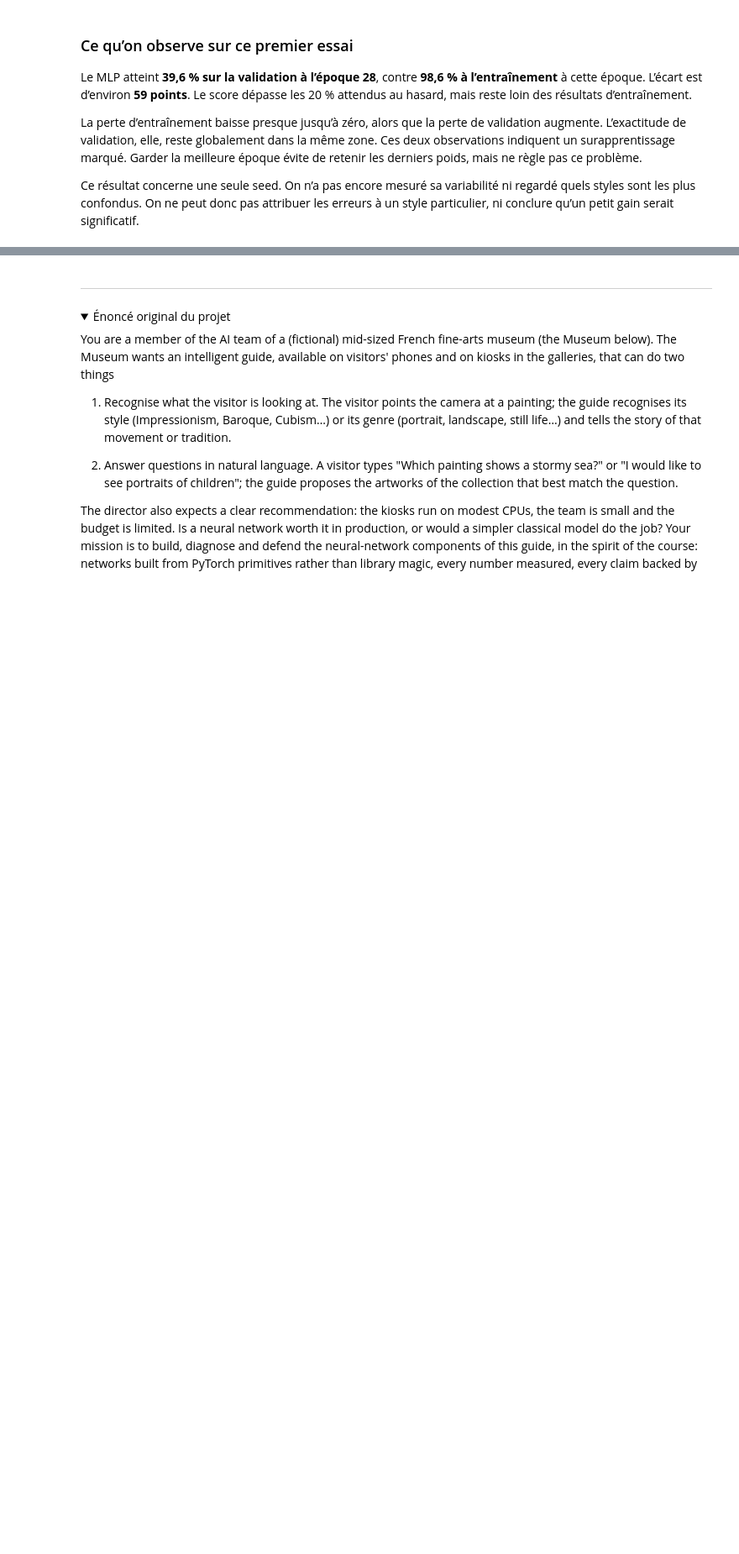
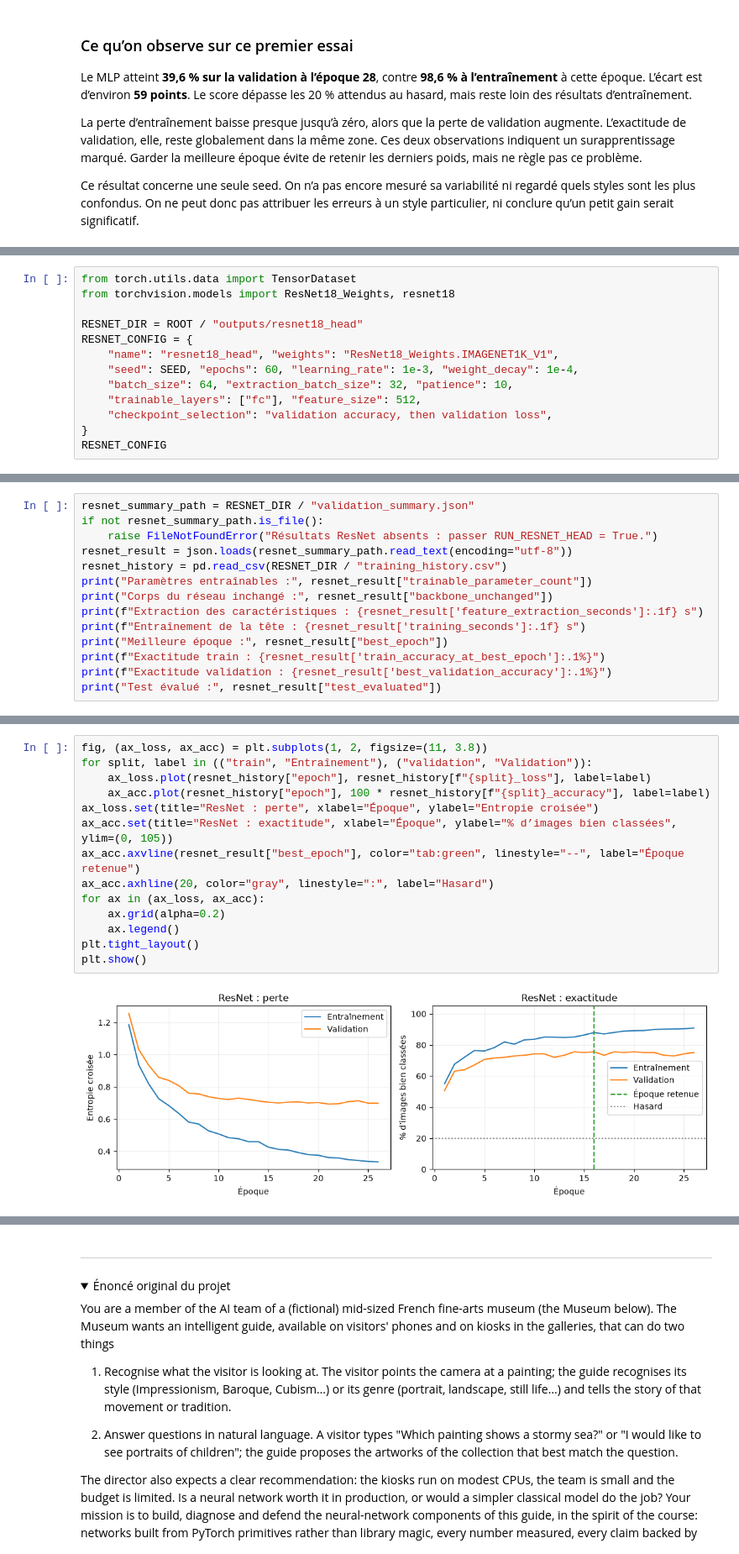
Before and after one commit to nbachiri-oss/Deep-Learning-Wikiart, a Jupyter notebook: wikiart.ipynb, the cells around one changed output, grey strips where cells are left out. Shown at 84% size. Drawn from its saved outputs; the diff is of its cells as text; folded sections open; blank space fills up the shorter version.

```diff
--- a/wikiart.ipynb
+++ b/wikiart.ipynb
@@ -1098,0 +1356,13 @@ La recherche d’œuvres en langage naturel reste une piste ultérieure ; ce not
+# %%
+from torch.utils.data import TensorDataset
+from torchvision.models import ResNet18_Weights, resnet18
+
+RESNET_DIR = ROOT / "outputs/resnet18_head"
+RESNET_CONFIG = {
+    "name": "resnet18_head", "weights": "ResNet18_Weights.IMAGENET1K_V1",
+    "seed": SEED, "epochs": 60, "learning_rate": 1e-3, "weight_decay": 1e-4,
+    "batch_size": 64, "extraction_batch_size": 32, "patience": 10,
+    "trainable_layers": ["fc"], "feature_size": 512,
+    "checkpoint_selection": "validation accuracy, then validation loss",
+}
+RESNET_CONFIG
@@ -1098,0 +1470,14 @@ La recherche d’œuvres en langage naturel reste une piste ultérieure ; ce not
+# %%
+resnet_summary_path = RESNET_DIR / "validation_summary.json"
+if not resnet_summary_path.is_file():
+    raise FileNotFoundError("Résultats ResNet absents : passer RUN_RESNET_HEAD = True.")
+resnet_result = json.loads(resnet_summary_path.read_text(encoding="utf-8"))
+resnet_history = pd.read_csv(RESNET_DIR / "training_history.csv")
+print("Paramètres entraînables :", resnet_result["trainable_parameter_count"])
+print("Corps du réseau inchangé :", resnet_result["backbone_unchanged"])
+print(f"Extraction des caractéristiques : {resnet_result['feature_extraction_seconds']:.1f} s")
+print(f"Entraînement de la tête : {resnet_result['training_seconds']:.1f} s")
+print("Meilleure époque :", resnet_result["best_epoch"])
+print(f"Exactitude train : {resnet_result['train_accuracy_at_best_epoch']:.1%}")
+print(f"Exactitude validation : {resnet_result['best_validation_accuracy']:.1%}")
+print("Test évalué :", resnet_result["test_evaluated"])
@@ -1098,0 +1493,16 @@ La recherche d’œuvres en langage naturel reste une piste ultérieure ; ce not
+# %%
+fig, (ax_loss, ax_acc) = plt.subplots(1, 2, figsize=(11, 3.8))
+for split, label in (("train", "Entraînement"), ("validation", "Validation")):
+    ax_loss.plot(resnet_history["epoch"], resnet_history[f"{split}_loss"], label=label)
+    ax_acc.plot(resnet_history["epoch"], 100 * resnet_history[f"{split}_accuracy"], label=label)
+ax_loss.set(title="ResNet : perte", xlabel="Époque", ylabel="Entropie croisée")
+ax_acc.set(title="ResNet : exactitude", xlabel="Époque", ylabel="% d’images bien classées", ylim=(0, 105))
+ax_acc.axvline(resnet_result["best_epoch"], color="tab:green", linestyle="--", label="Époque retenue")
+ax_acc.axhline(20, color="gray", linestyle=":", label="Hasard")
+for ax in (ax_loss, ax_acc):
+    ax.grid(alpha=0.2)
+    ax.legend()
+plt.tight_layout()
+plt.show()
+# %% [output]
+[figure, added]
```
Also changed, not shown: parts of 21 cells of this notebook, 19 other files.
